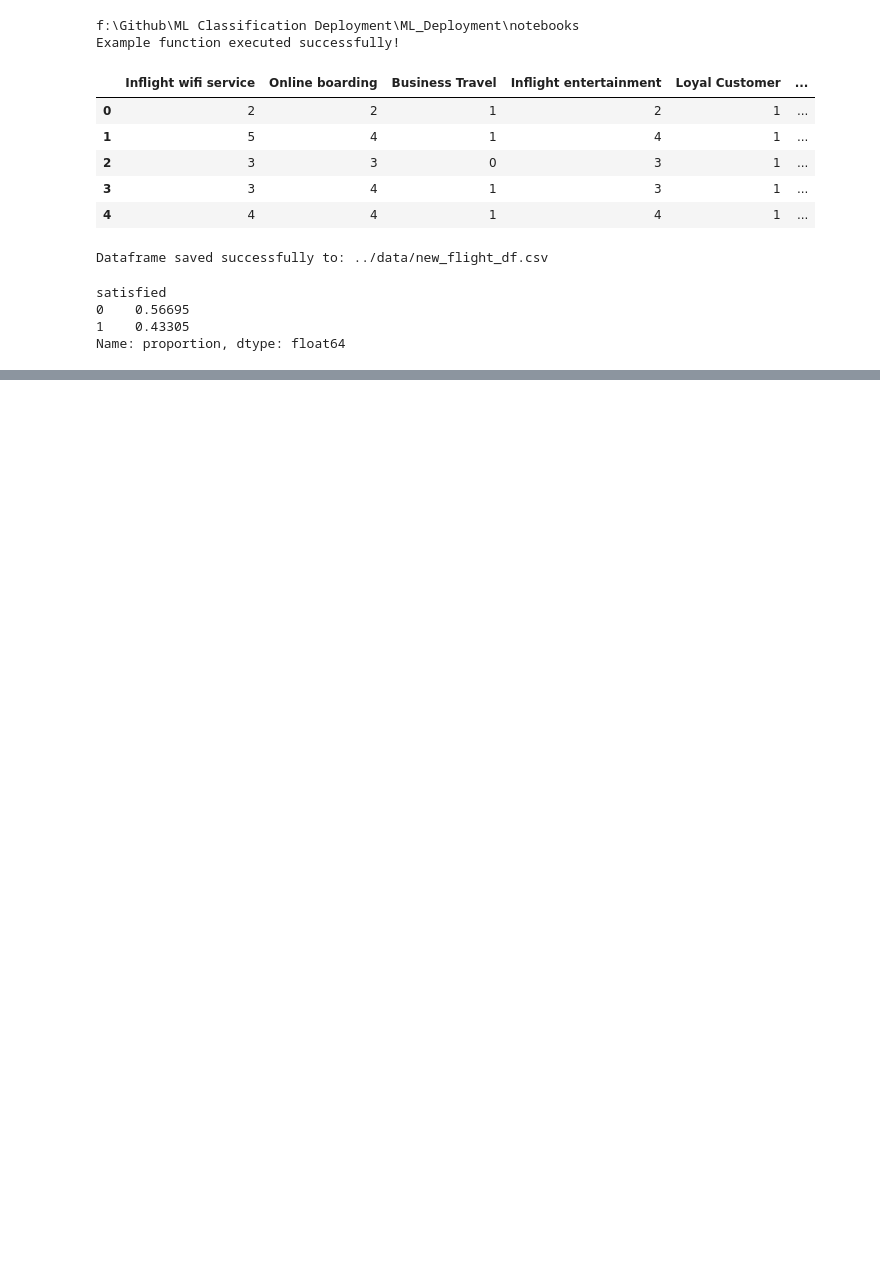
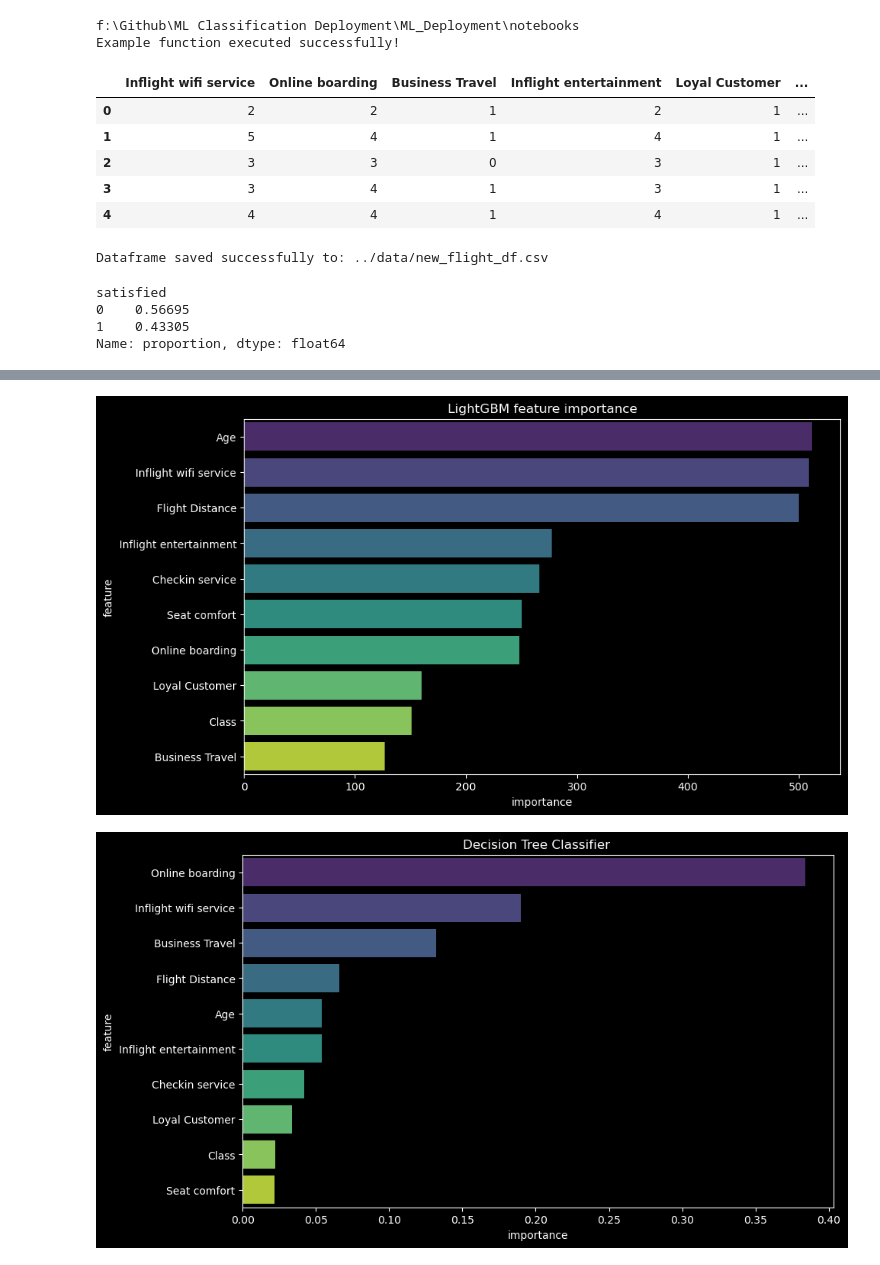
Before and after one commit to jaylesmajor/ML_Deployment, a Jupyter notebook: notebooks/app-prod.ipynb, the cells around one changed output, grey strips where cells are left out. Saved outputs shown, nothing was run; the diff lists cells and outputs as text; code cells hidden in the pictures; blank space fills up the shorter version.

```diff
--- a/notebooks/app-prod.ipynb
+++ b/notebooks/app-prod.ipynb
@@ -104,0 +134,23 @@ train_preds, test_preds = train_and_predict_model(X_train_balanced_df,y_train_ba
+# %%
+from scripts.feature_importance import train_model, get_feature_importance, plot_feature_importance
+
+# Get feature names
+feature_names = X_train.columns
+
+# Train LGBMClassifier
+trained_lgbm_model = train_model(lgbm_model,X_train_balanced,y_train_balanced)
+
+# Get and plot feature importances of the LGBMClassifier
+lgbm_feature_importance = get_feature_importance(trained_lgbm_model, feature_names)
+plot_feature_importance(lgbm_feature_importance, title='LightGBM feature importance')
+
+
+# Train DEC_TREE
+trained_dec_tree = train_model(dec_tree,X_train_balanced,y_train_balanced)
+
+# Get and plot feature importances of the DecisionTreeClassifier
+dec_feature_importance = get_feature_importance(trained_dec_tree, feature_names)
+plot_feature_importance(dec_feature_importance, title='Decision Tree Classifier ')
+# %% [output]
+[figure, added]
+[figure, added]
```
Also changed, not shown: parts of 4 cells of this notebook, 3 other files.
